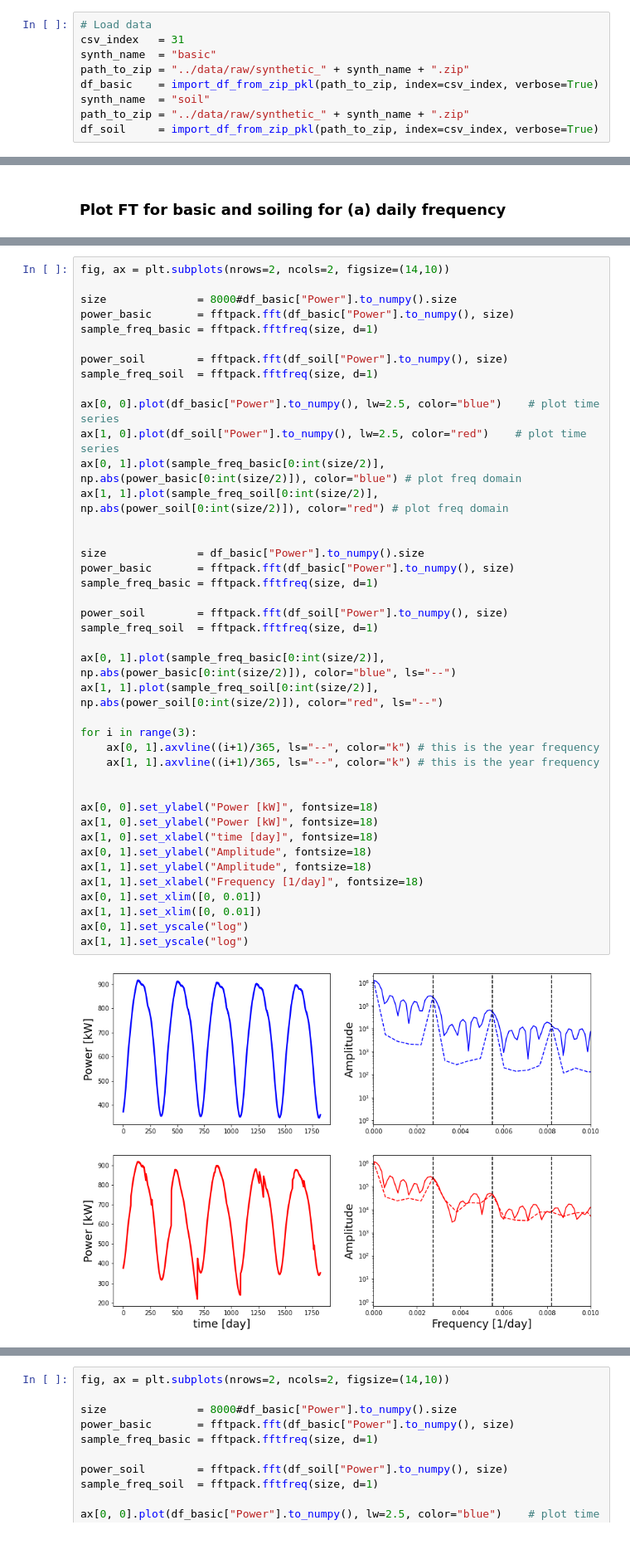
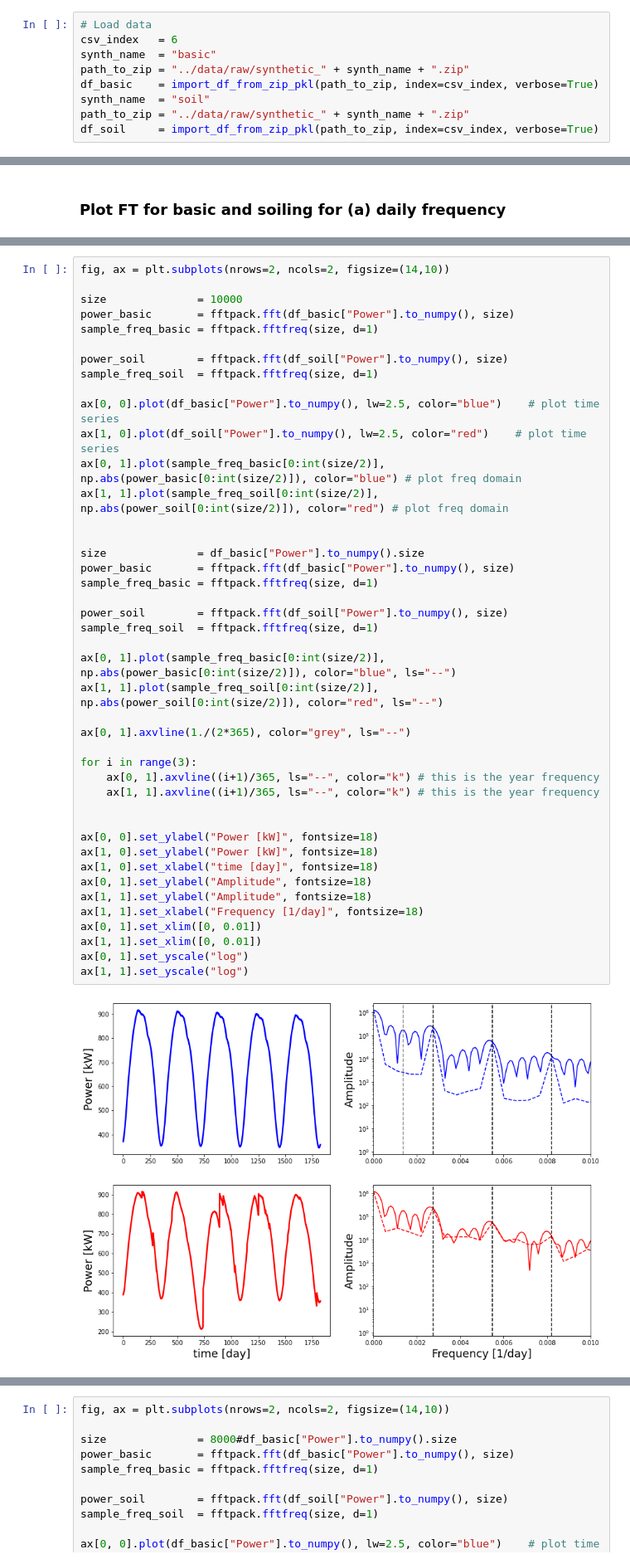
Before and after one commit to Rufski/S2DS-EPRI, a Jupyter notebook: notebooks/1.0-mb-fourier-spectral.ipynb, the cells around one changed output, grey strips where cells are left out. Shown at 83% size. Drawn from its saved outputs; the diff is of its cells as text.

```diff
--- a/notebooks/1.0-mb-fourier-spectral.ipynb
+++ b/notebooks/1.0-mb-fourier-spectral.ipynb
@@ -31,6 +28,6 @@ The autoreload extension is already loaded. To reload it, use:
 # %%
 # Load data
-csv_index   = 31
+csv_index   = 6
 synth_name  = "basic"
 path_to_zip = "../data/raw/synthetic_" + synth_name + ".zip"
 df_basic    = import_df_from_zip_pkl(path_to_zip, index=csv_index, verbose=True)
@@ -181,7 +178,7 @@ ax[1, 1].set_yscale("log")
 # %%
 fig, ax = plt.subplots(nrows=2, ncols=2, figsize=(14,10))
 
-size              = 8000#df_basic["Power"].to_numpy().size
+size              = 10000
 power_basic       = fftpack.fft(df_basic["Power"].to_numpy(), size)
 sample_freq_basic = fftpack.fftfreq(size, d=1)
 
@@ -193,31 +190,33 @@ ax[1, 0].plot(df_soil["Power"].to_numpy(), lw=2.5, color="red")    # plot time s
 ax[0, 1].plot(sample_freq_basic[0:int(size/2)], np.abs(power_basic[0:int(size/2)]), color="blue") # plot freq domain
 ax[1, 1].plot(sample_freq_soil[0:int(size/2)], np.abs(power_soil[0:int(size/2)]), color="red") # plot freq domain
 
 
 size              = df_basic["Power"].to_numpy().size
 power_basic       = fftpack.fft(df_basic["Power"].to_numpy(), size)
 sample_freq_basic = fftpack.fftfreq(size, d=1)
 
 power_soil        = fftpack.fft(df_soil["Power"].to_numpy(), size)
 sample_freq_soil  = fftpack.fftfreq(size, d=1)
 
 ax[0, 1].plot(sample_freq_basic[0:int(size/2)], np.abs(power_basic[0:int(size/2)]), color="blue", ls="--")
 ax[1, 1].plot(sample_freq_soil[0:int(size/2)], np.abs(power_soil[0:int(size/2)]), color="red", ls="--")
 
+ax[0, 1].axvline(1./(2*365), color="grey", ls="--")
+
 for i in range(3):
     ax[0, 1].axvline((i+1)/365, ls="--", color="k") # this is the year frequency
     ax[1, 1].axvline((i+1)/365, ls="--", color="k") # this is the year frequency
 
 
 ax[0, 0].set_ylabel("Power [kW]", fontsize=18)
 ax[1, 0].set_ylabel("Power [kW]", fontsize=18)
 ax[1, 0].set_xlabel("time [day]", fontsize=18)
 ax[0, 1].set_ylabel("Amplitude", fontsize=18)
 ax[1, 1].set_ylabel("Amplitude", fontsize=18)
 ax[1, 1].set_xlabel("Frequency [1/day]", fontsize=18)
 ax[0, 1].set_xlim([0, 0.01])
 ax[1, 1].set_xlim([0, 0.01])
 ax[0, 1].set_yscale("log")
 ax[1, 1].set_yscale("log")
 # %% [output]
-[figure, old version]
+[figure, new version]
```
Also changed, not shown: parts of 25 cells of this notebook.
